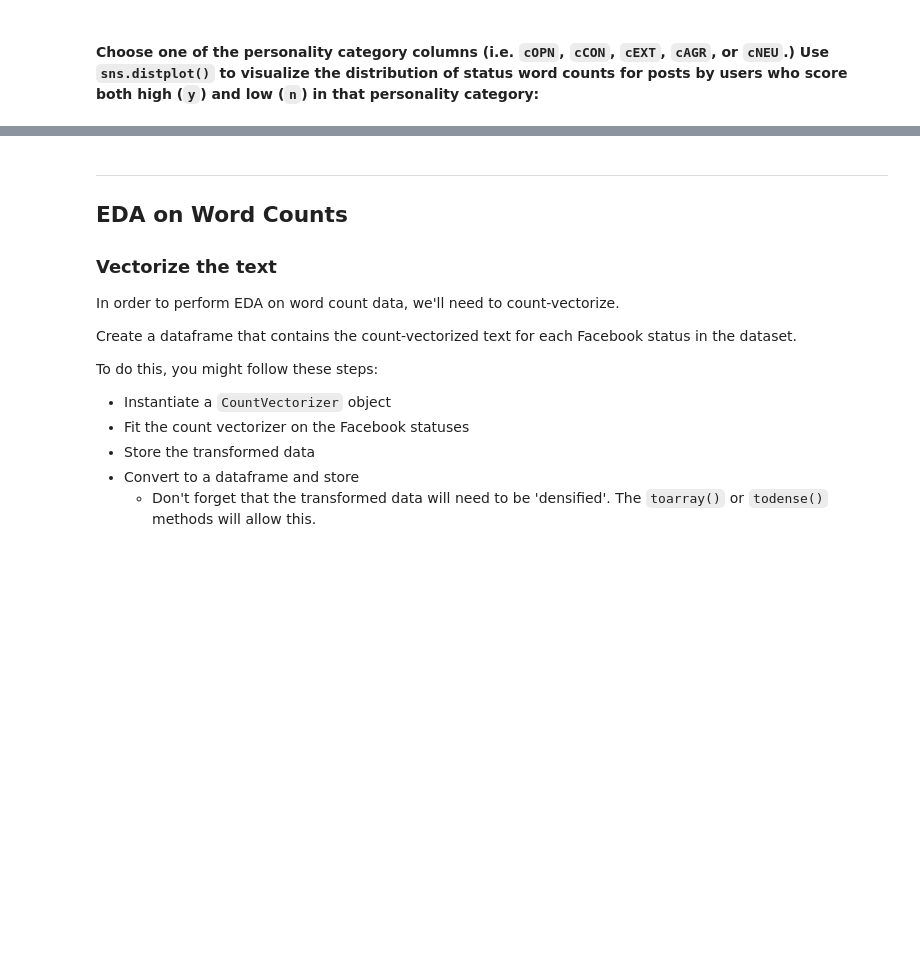
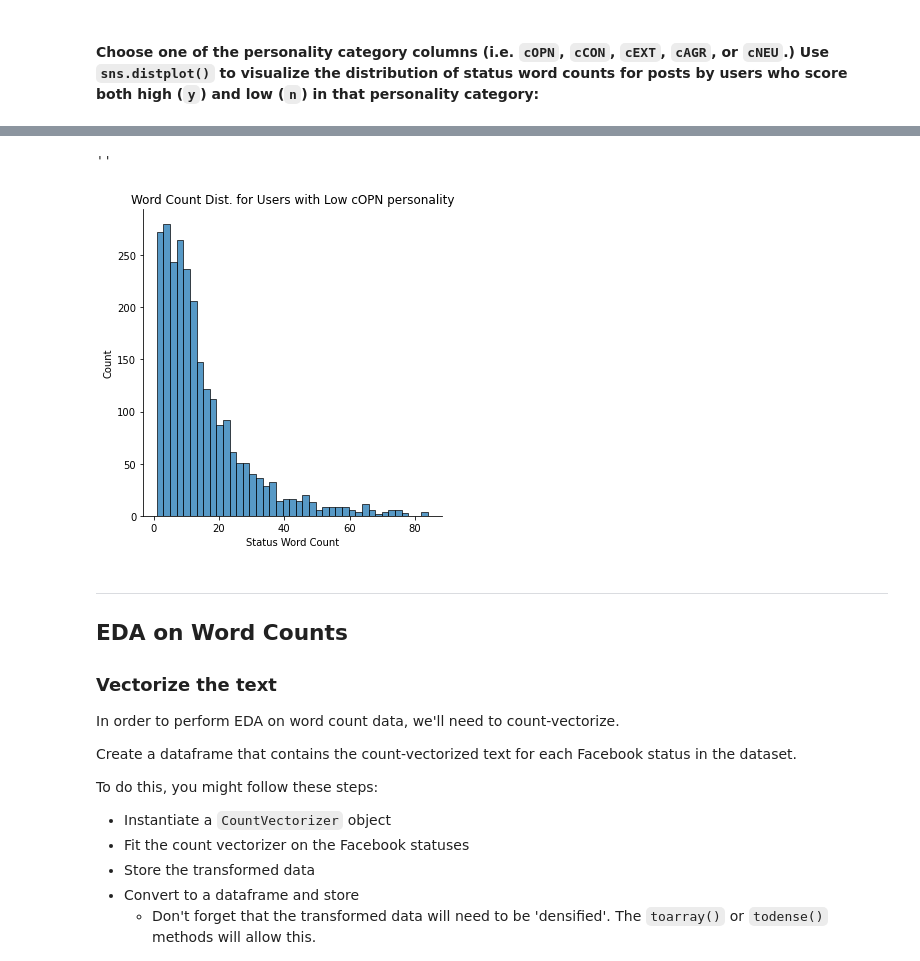
Before and after one commit to pezpet/general-assembly, a Jupyter notebook: labs/5.02-lab-nlp-master/starter-code-andres.ipynb, the cells around one changed output, grey strips where cells are left out. Drawn from its saved outputs; the diff is of its cells as text; code cells hidden in the pictures; blank space fills up the shorter version.

```diff
--- a/labs/5.02-lab-nlp-master/starter-code-andres.ipynb
+++ b/labs/5.02-lab-nlp-master/starter-code-andres.ipynb
@@ -282,3 +342,11 @@ You'll need to use `groupby()` five separate times for this.
+# %%
+sns.displot(df[df['cOPN'] == 'n']['status_word_count'])
+plt.title('Word Count Dist. for Users with Low cOPN personality')
+plt.xlabel('Status Word Count')
+;
+# %% [output]
+''
+[figure, added]
 # %% [markdown]
 ---
 
```
Also changed, not shown: parts of 22 cells of this notebook.
